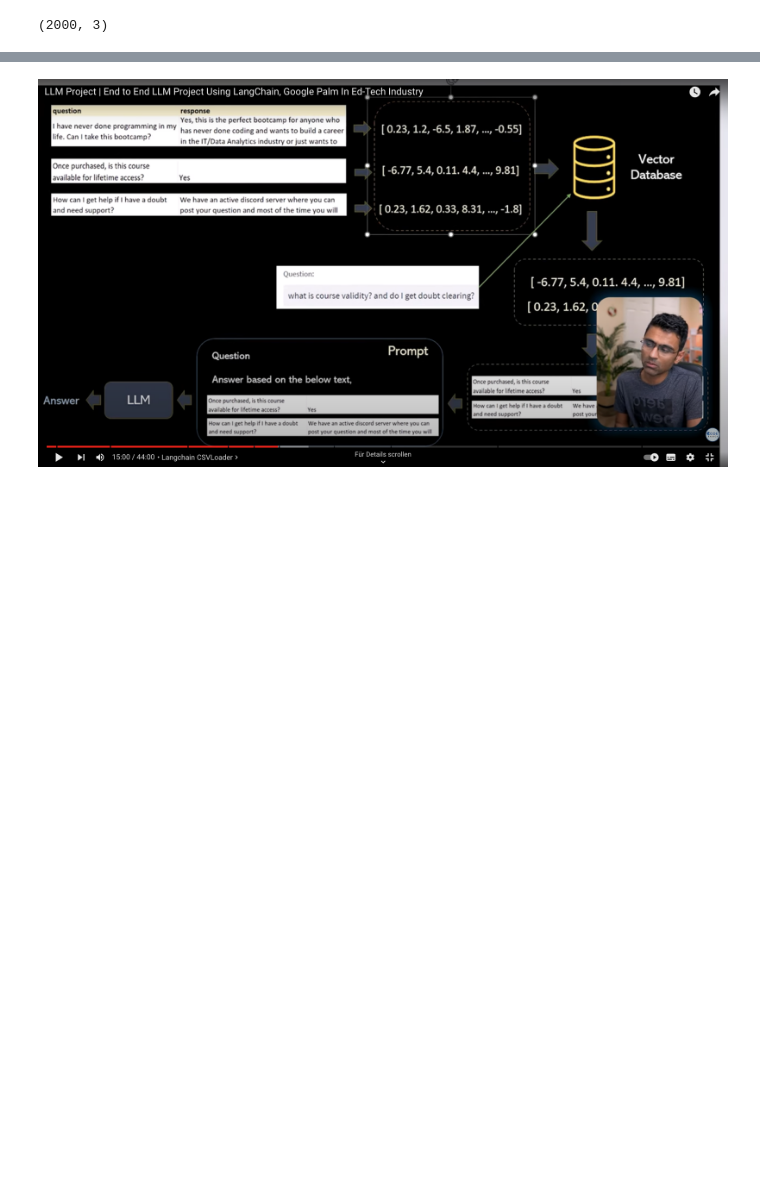
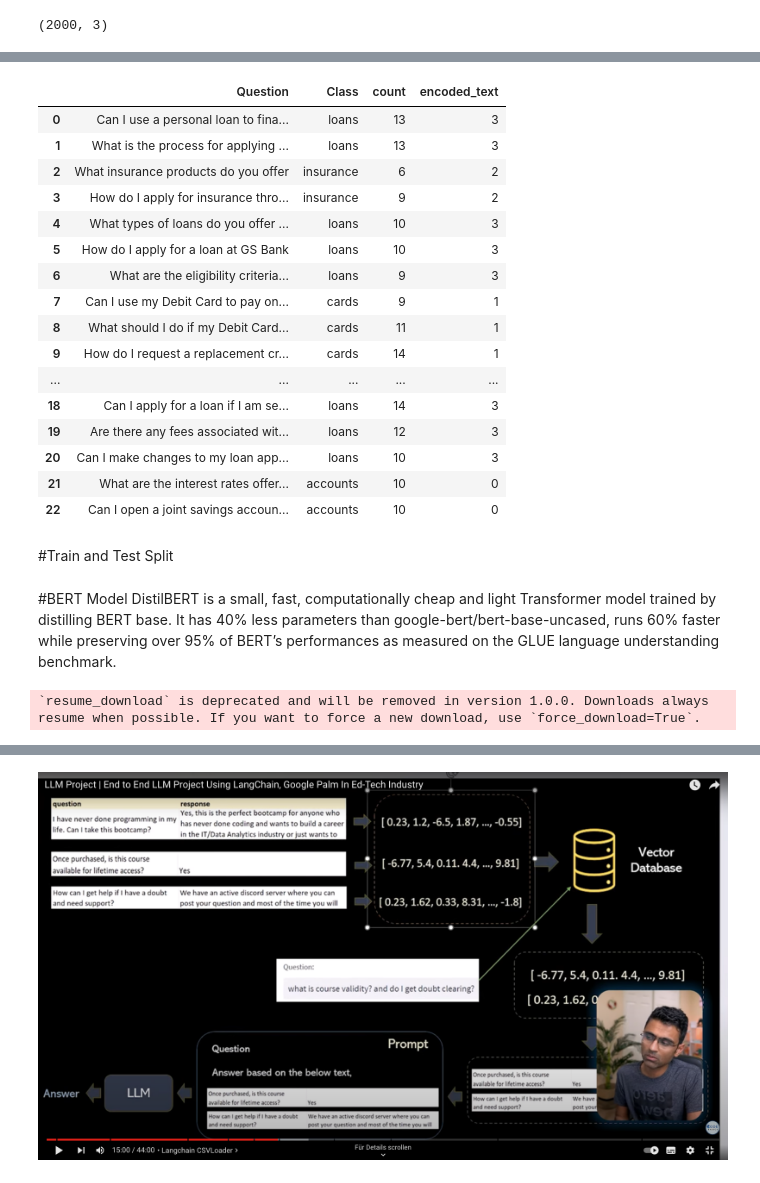
Before and after one commit to commitit/FinalProject, a Jupyter notebook: LLM.ipynb, the cells around one changed output, grey strips where cells are left out. Drawn from its saved outputs; the diff is of its cells as text; code cells hidden in the pictures; blank space fills up the shorter version.

```diff
--- a/LLM.ipynb
+++ b/LLM.ipynb
@@ -55,0 +204,22 @@ plt.show()
+# %%
+df['encoded_text'] = df['Class'].astype('category').cat.codes
+
+df.head(23)
+# %% [output]
+|  | Question | Class | count | encoded_text |
+| 0 | Can I use a personal loan to fina... | loans | 13 | 3 |
+| 1 | What is the process for applying ... | loans | 13 | 3 |
+| 2 | What insurance products do you offer | insurance | 6 | 2 |
+| 3 | How do I apply for insurance thro... | insurance | 9 | 2 |
+| 4 | What types of loans do you offer ... | loans | 10 | 3 |
+| 5 | How do I apply for a loan at GS Bank | loans | 10 | 3 |
+| 6 | What are the eligibility criteria... | loans | 9 | 3 |
+| 7 | Can I use my Debit Card to pay on... | cards | 9 | 1 |
+| 8 | What should I do if my Debit Card... | cards | 11 | 1 |
+| 9 | How do I request a replacement cr... | cards | 14 | 1 |
+| ... | ... | ... | ... | ... |
+| 18 | Can I apply for a loan if I am se... | loans | 14 | 3 |
+| 19 | Are there any fees associated wit... | loans | 12 | 3 |
+| 20 | Can I make changes to my loan app... | loans | 10 | 3 |
+| 21 | What are the interest rates offer... | accounts | 10 | 0 |
+| 22 | Can I open a joint savings accoun... | accounts | 10 | 0 |
@@ -55,0 +230,2 @@ plt.show()
+# %% [markdown]
+#Train and Test Split
@@ -55,0 +237,11 @@ plt.show()
+# %% [markdown]
+#BERT Model
+DistilBERT is a small, fast, computationally cheap and light Transformer model trained by distilling BERT base. It has 40% less parameters than google-bert/bert-base-uncased, runs 60% faster while preserving over 95% of BERT’s performances as measured on the GLUE language understanding benchmark.
+# %%
+tokenizer = DistilBertTokenizer.from_pretrained('distilbert-base-uncased')
+
+train_encodings = tokenizer(train_texts, truncation = True, padding = True  )
+
+val_encodings = tokenizer(val_texts, truncation = True, padding = True )
+# %% [output]
+`resume_download` is deprecated and will be removed in version 1.0.0. Downloads always resume when possible. If you want to force a new download, use `force_download=True`.
```
Also changed, not shown: parts of 40 cells of this notebook.
